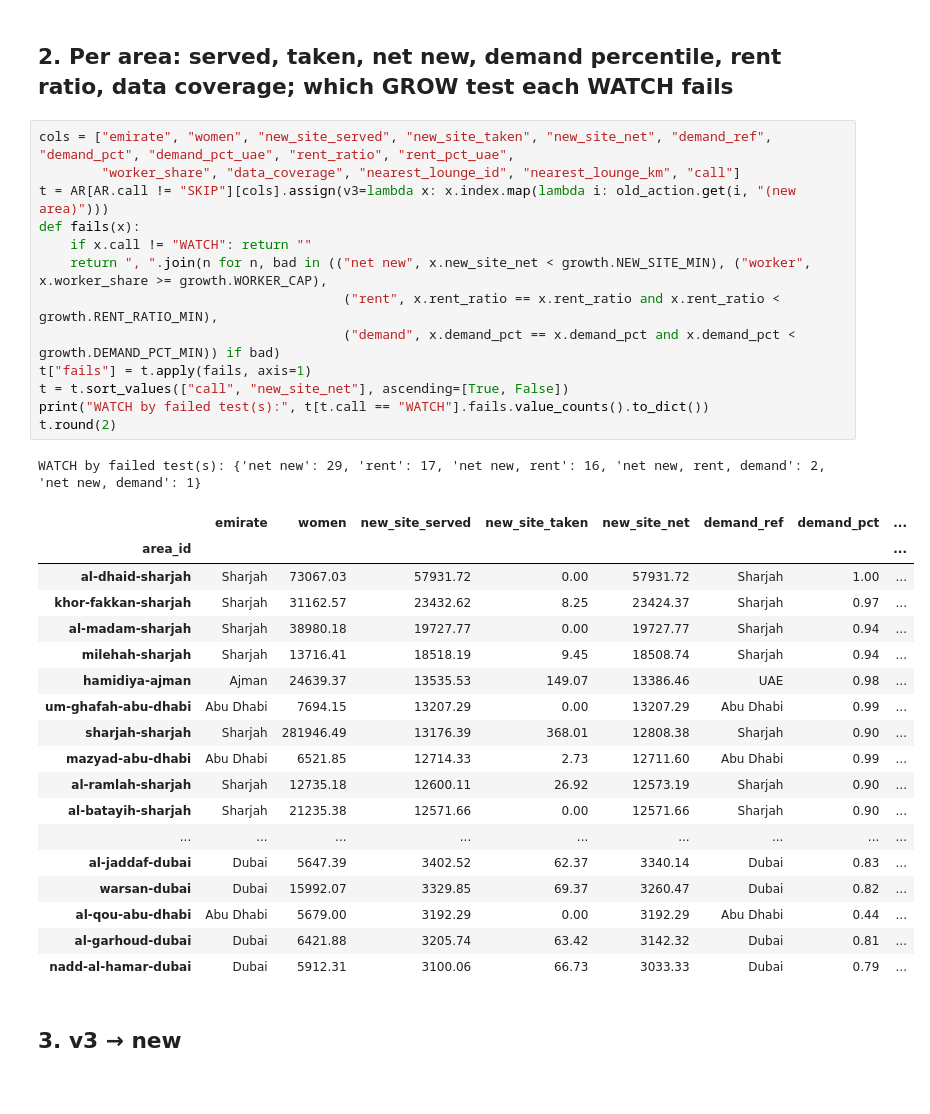
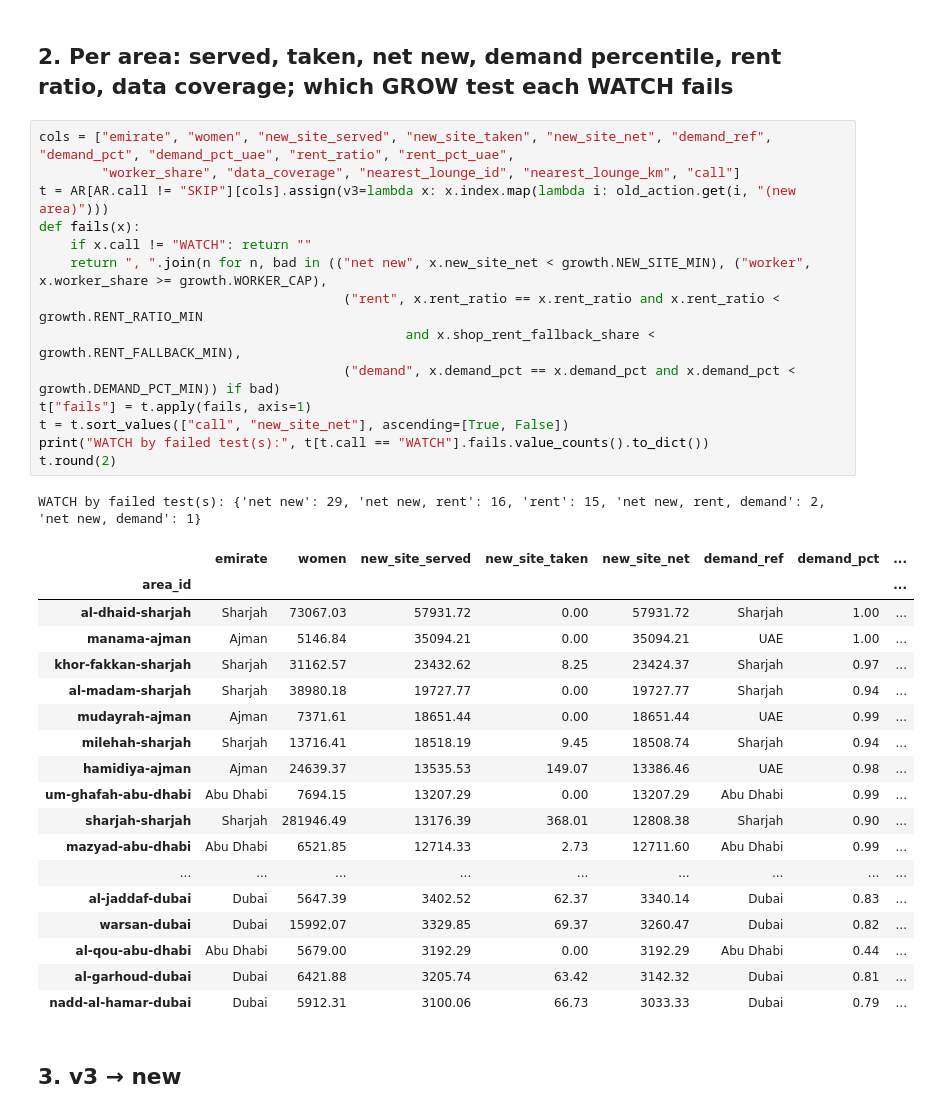
Before and after one commit to thenomadlad/2pz-ai-case-study, a Jupyter notebook: notebooks/growth.ipynb, the cells around one changed output. Cells and saved outputs as stored; diff of their text form.

```diff
--- a/notebooks/growth.ipynb
+++ b/notebooks/growth.ipynb
@@ -44,30 +44,31 @@ calls: {'SKIP': 464, 'WATCH': 65, 'GROW': 32}
 # %%
 cols = ["emirate", "women", "new_site_served", "new_site_taken", "new_site_net", "demand_ref", "demand_pct", "demand_pct_uae", "rent_ratio", "rent_pct_uae",
         "worker_share", "data_coverage", "nearest_lounge_id", "nearest_lounge_km", "call"]
 t = AR[AR.call != "SKIP"][cols].assign(v3=lambda x: x.index.map(lambda i: old_action.get(i, "(new area)")))
 def fails(x):
     if x.call != "WATCH": return ""
     return ", ".join(n for n, bad in (("net new", x.new_site_net < growth.NEW_SITE_MIN), ("worker", x.worker_share >= growth.WORKER_CAP),
-                                       ("rent", x.rent_ratio == x.rent_ratio and x.rent_ratio < growth.RENT_RATIO_MIN),
+                                       ("rent", x.rent_ratio == x.rent_ratio and x.rent_ratio < growth.RENT_RATIO_MIN
+                                               and x.shop_rent_fallback_share < growth.RENT_FALLBACK_MIN),
                                        ("demand", x.demand_pct == x.demand_pct and x.demand_pct < growth.DEMAND_PCT_MIN)) if bad)
 t["fails"] = t.apply(fails, axis=1)
 t = t.sort_values(["call", "new_site_net"], ascending=[True, False])
 print("WATCH by failed test(s):", t[t.call == "WATCH"].fails.value_counts().to_dict())
 t.round(2)
 # %% [output]
-WATCH by failed test(s): {'net new': 29, 'rent': 17, 'net new, rent': 16, 'net new, rent, demand': 2, 'net new, demand': 1}
+WATCH by failed test(s): {'net new': 29, 'net new, rent': 16, 'rent': 15, 'net new, rent, demand': 2, 'net new, demand': 1}
 |  | emirate | women | new_site_served | new_site_taken | new_site_net | demand_ref | demand_pct | ... |
 | area_id |  |  |  |  |  |  |  | ... |
 | al-dhaid-sharjah | Sharjah | 73067.03 | 57931.72 | 0.00 | 57931.72 | Sharjah | 1.00 | ... |
+| manama-ajman | Ajman | 5146.84 | 35094.21 | 0.00 | 35094.21 | UAE | 1.00 | ... |
 | khor-fakkan-sharjah | Sharjah | 31162.57 | 23432.62 | 8.25 | 23424.37 | Sharjah | 0.97 | ... |
 | al-madam-sharjah | Sharjah | 38980.18 | 19727.77 | 0.00 | 19727.77 | Sharjah | 0.94 | ... |
+| mudayrah-ajman | Ajman | 7371.61 | 18651.44 | 0.00 | 18651.44 | UAE | 0.99 | ... |
 | milehah-sharjah | Sharjah | 13716.41 | 18518.19 | 9.45 | 18508.74 | Sharjah | 0.94 | ... |
 | hamidiya-ajman | Ajman | 24639.37 | 13535.53 | 149.07 | 13386.46 | UAE | 0.98 | ... |
 | um-ghafah-abu-dhabi | Abu Dhabi | 7694.15 | 13207.29 | 0.00 | 13207.29 | Abu Dhabi | 0.99 | ... |
 | sharjah-sharjah | Sharjah | 281946.49 | 13176.39 | 368.01 | 12808.38 | Sharjah | 0.90 | ... |
 | mazyad-abu-dhabi | Abu Dhabi | 6521.85 | 12714.33 | 2.73 | 12711.60 | Abu Dhabi | 0.99 | ... |
-| al-ramlah-sharjah | Sharjah | 12735.18 | 12600.11 | 26.92 | 12573.19 | Sharjah | 0.90 | ... |
-| al-batayih-sharjah | Sharjah | 21235.38 | 12571.66 | 0.00 | 12571.66 | Sharjah | 0.90 | ... |
 | ... | ... | ... | ... | ... | ... | ... | ... | ... |
 | al-jaddaf-dubai | Dubai | 5647.39 | 3402.52 | 62.37 | 3340.14 | Dubai | 0.83 | ... |
 | warsan-dubai | Dubai | 15992.07 | 3329.85 | 69.37 | 3260.47 | Dubai | 0.82 | ... |
```
Also changed, not shown: parts of 6 cells of this notebook, 4 other files.
